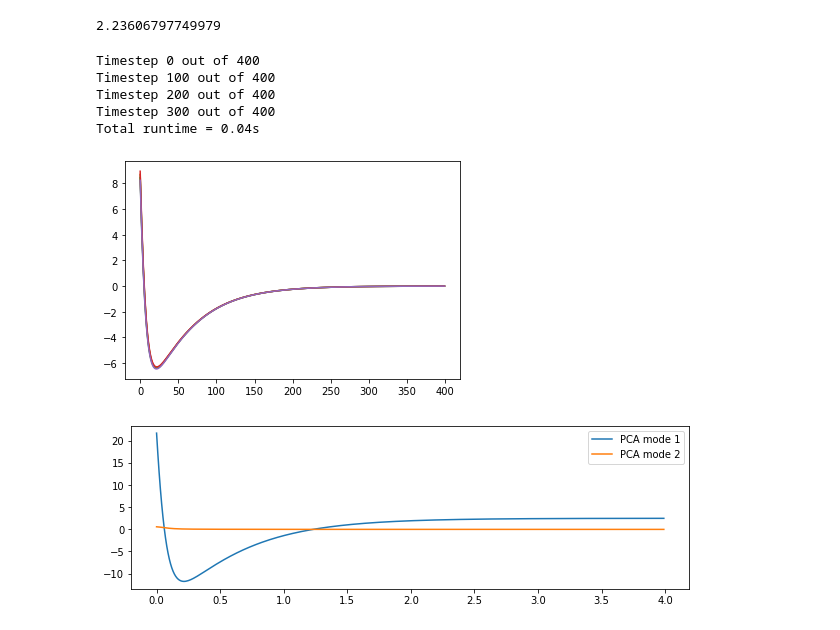
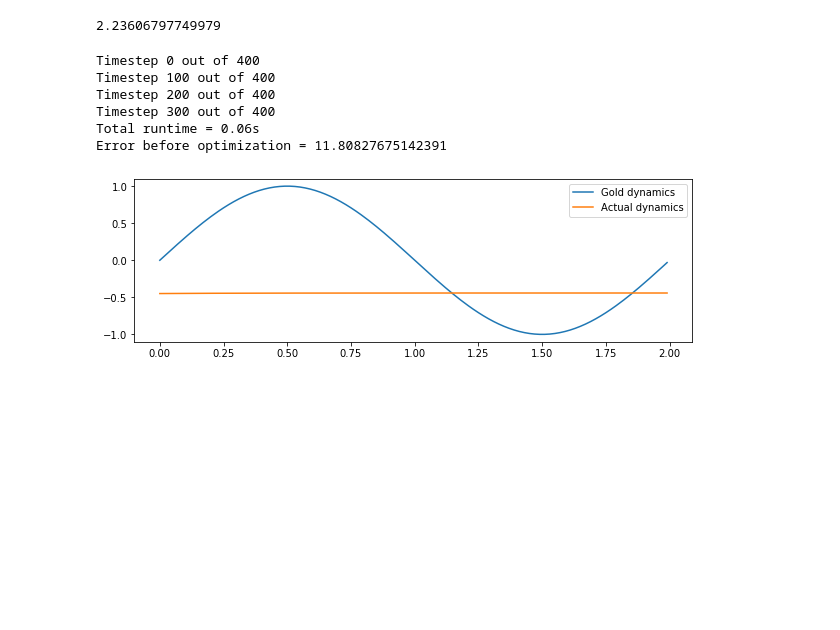
Before and after one commit to sjonany/c-elegans-connectome-opt, a Jupyter notebook: analysis/connectome_opt.ipynb, the cells around one changed output. Saved outputs shown, nothing was run; the diff lists cells and outputs as text; code cells hidden in the pictures; blank space fills up the shorter version.

```diff
--- a/analysis/connectome_opt.ipynb
+++ b/analysis/connectome_opt.ipynb
@@ -50,41 +45,0 @@ def create_obj_fun(N):
-# %%
-import project_path
-from model.neural_model import NeuralModel
-
-N = 5
-Gg, Gs, is_inhibitory = gen_random_connectome(N)
-
-model = NeuralModel(
-  N = 5,
-  Gg = Gg,
-  Gs = Gs,
-  is_inhibitory = is_inhibitory,
-  I_ext = np.array([0] * N))
-
-simul_s = 4.0
-simul_ts = int(simul_s / model.dt)
-(v_mat, s_mat, v_normalized_mat) = model.run(simul_ts)
-
-plt.plot(v_normalized_mat)
-_=_
-# %% [output]
-Timestep 0 out of 400
-Timestep 100 out of 400
-Timestep 200 out of 400
-Timestep 300 out of 400
-Total runtime = 0.04s
-[figure, removed]
-# %%
-from sklearn.decomposition import PCA
-num_pca_comps = 2
-
-pca = PCA(n_components = num_pca_comps)
-projected_X = pca.fit_transform(v_normalized_mat)
-
-times = np.arange(0, projected_X.shape[0] * dt, dt)
-fig, ax = plt.subplots(nrows=1, ncols=1, figsize=(10, 3))
-for pca_comp in range(num_pca_comps):
-  ax.plot(times, projected_X[:,pca_comp], label = "PCA mode {0:d}".format(pca_comp+1))
-  ax.legend()
-# %% [output]
-[figure, removed]
@@ -90,0 +87,23 @@ for pca_comp in range(num_pca_comps):
+# %%
+# Initial run
+N = 5
+dt = 0.01
+Gg, Gs, is_inhibitory = gen_random_connectome(N)
+ts, gold_dynamics = get_gold_dynamics(dt)
+
+normalized_run_dyn = run_neural_model(N, Gg, Gs, is_inhibitory, gold_dynamics)
+error = ts_distance_euclidean(gold_dynamics, normalized_run_dyn)
+
+fig, ax = plt.subplots(nrows=1, ncols=1, figsize=(10, 3))
+ax.plot(ts, gold_dynamics, label = "Gold dynamics")
+ax.plot(ts, normalized_run_dyn, label = "Actual dynamics")
+ax.legend()
+print("Error before optimization = " + str(error))
+# %% [output]
+Timestep 0 out of 400
+Timestep 100 out of 400
+Timestep 200 out of 400
+Timestep 300 out of 400
+Total runtime = 0.06s
+Error before optimization = 11.80827675142391
+[figure, added]
```
Also changed, not shown: parts of 5 cells of this notebook, 2 other files.
